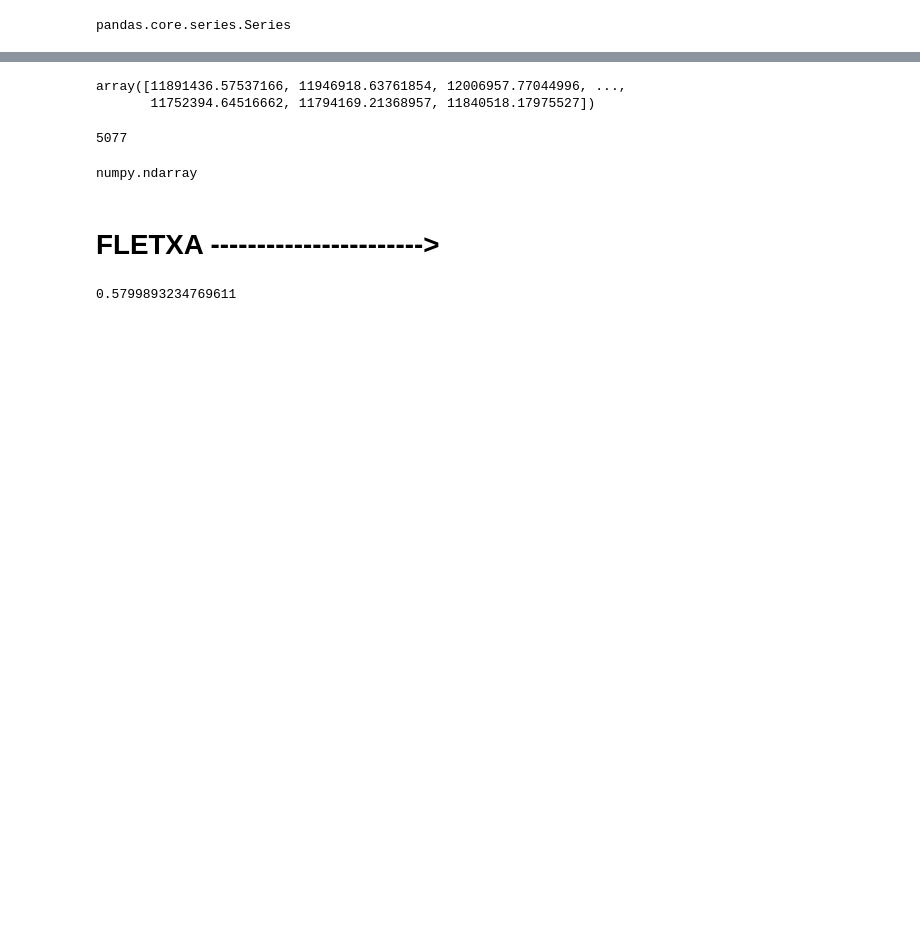
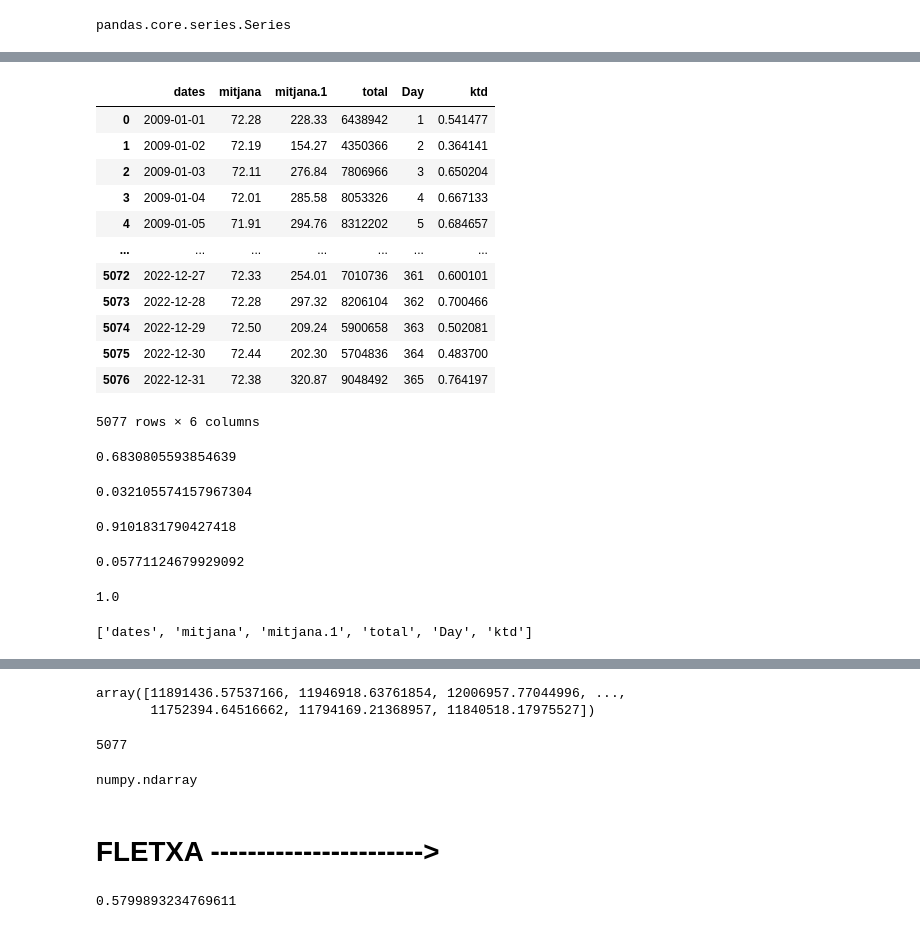
Before and after one commit to ToniCanals/TFG, a Jupyter notebook: Clearness index.ipynb, the cells around one changed output, grey strips where cells are left out. Saved outputs shown, nothing was run; the diff lists cells and outputs as text; code cells hidden in the pictures; blank space fills up the shorter version.

```diff
--- a/Clearness index.ipynb
+++ b/Clearness index.ipynb
@@ -302,0 +336,16 @@ kt = col4/S0
+# %%
+pd.read_csv('daily_ktd')
+# %% [output]
+|  | dates | mitjana | mitjana.1 | total | Day | ktd |
+| 0 | 2009-01-01 | 72.28 | 228.33 | 6438942 | 1 | 0.541477 |
+| 1 | 2009-01-02 | 72.19 | 154.27 | 4350366 | 2 | 0.364141 |
+| 2 | 2009-01-03 | 72.11 | 276.84 | 7806966 | 3 | 0.650204 |
+| 3 | 2009-01-04 | 72.01 | 285.58 | 8053326 | 4 | 0.667133 |
+| 4 | 2009-01-05 | 71.91 | 294.76 | 8312202 | 5 | 0.684657 |
+| ... | ... | ... | ... | ... | ... | ... |
+| 5072 | 2022-12-27 | 72.33 | 254.01 | 7010736 | 361 | 0.600101 |
+| 5073 | 2022-12-28 | 72.28 | 297.32 | 8206104 | 362 | 0.700466 |
+| 5074 | 2022-12-29 | 72.50 | 209.24 | 5900658 | 363 | 0.502081 |
+| 5075 | 2022-12-30 | 72.44 | 202.30 | 5704836 | 364 | 0.483700 |
+| 5076 | 2022-12-31 | 72.38 | 320.87 | 9048492 | 365 | 0.764197 |
+5077 rows × 6 columns
@@ -302,0 +356,23 @@ kt = col4/S0
+# %%
+len(kt[kt>=0.5])/len(kt[np.isnan(kt) == False])
+# %% [output]
+0.6830805593854639
+# %%
+abaix = len(kt[kt<=0.2])/len(kt[np.isnan(kt) == False])
+print(abaix)
+# %% [output]
+0.032105574157967304
+# %%
+enmig = len(kt[(0.8>kt) & (kt>0.2)])/len(kt[np.isnan(kt) == False])
+print(enmig)
+# %% [output]
+0.9101831790427418
+# %%
+amunt = len(kt[kt>=0.8])/len(kt[np.isnan(kt) == False])
+print(amunt)
+# %% [output]
+0.05771124679929092
+# %%
+abaix + enmig + amunt
+# %% [output]
+1.0
@@ -302,0 +381,4 @@ kt = col4/S0
+# %%
+dfn.columns.tolist()
+# %% [output]
+['dates', 'mitjana', 'mitjana.1', 'total', 'Day', 'ktd']
```
Also changed, not shown: parts of 26 cells of this notebook, 23 other files.
